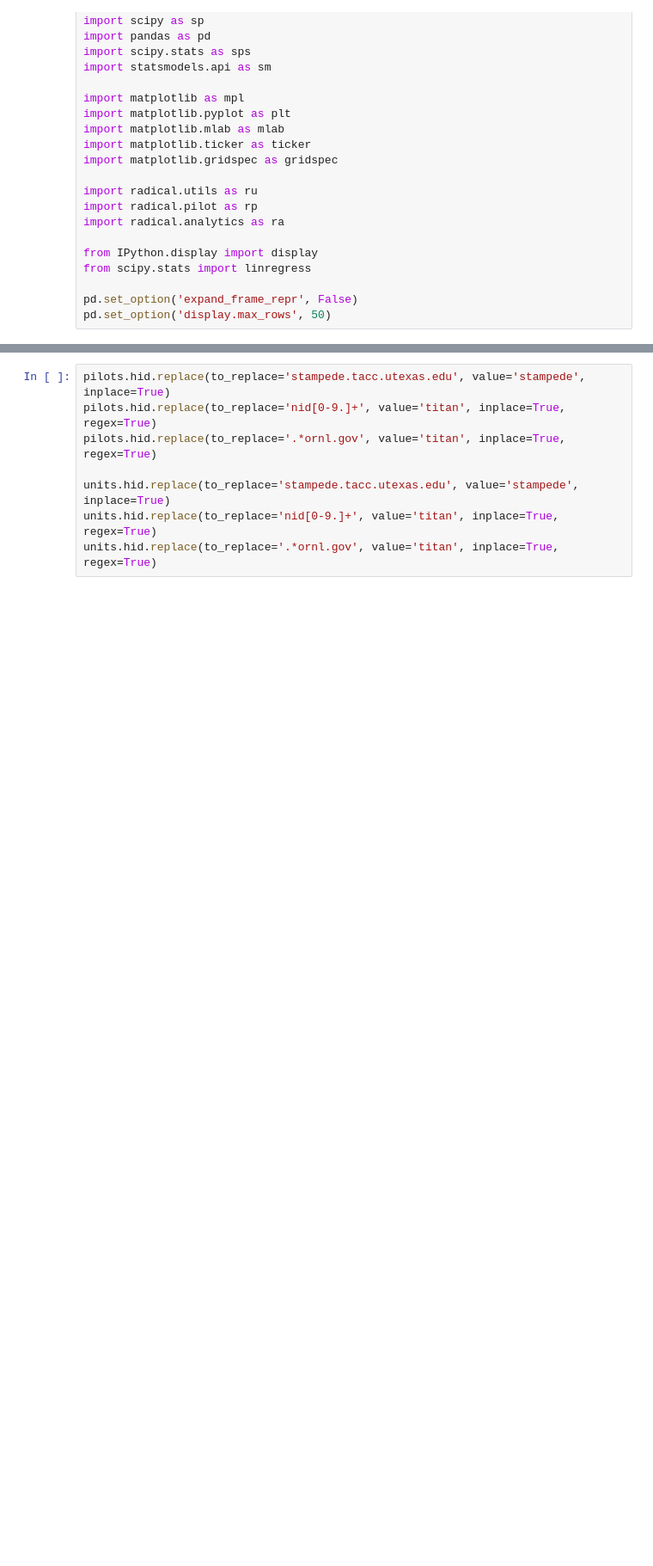
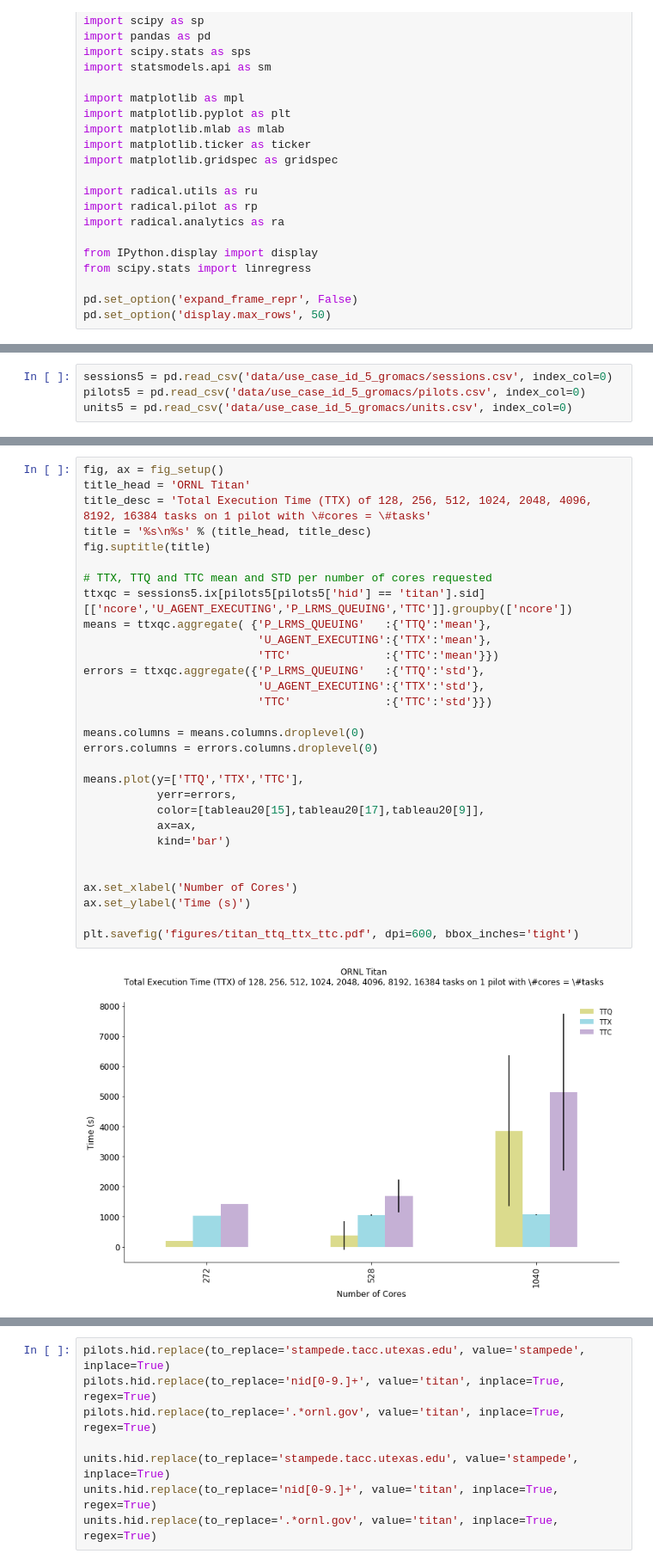
Before and after one commit to radical-experiments/rp-paper, a Jupyter notebook: analysis/rp_paper_experiments.ipynb, the cells around one changed output, grey strips where cells are left out. Shown: that part at 86% size. Drawn from its saved outputs; the diff is of its cells as text; blank space fills up the shorter version.

```diff
--- a/analysis/rp_paper_experiments.ipynb
+++ b/analysis/rp_paper_experiments.ipynb
@@ -90,0 +189,4 @@ def fig_setup():
+# %%
+sessions5 = pd.read_csv('data/use_case_id_5_gromacs/sessions.csv', index_col=0)
+pilots5 = pd.read_csv('data/use_case_id_5_gromacs/pilots.csv', index_col=0)
+units5 = pd.read_csv('data/use_case_id_5_gromacs/units.csv', index_col=0)
@@ -90,0 +214,32 @@ def fig_setup():
+# %%
+fig, ax = fig_setup()
+title_head = 'ORNL Titan'
+title_desc = 'Total Execution Time (TTX) of 128, 256, 512, 1024, 2048, 4096, 8192, 16384 tasks on 1 pilot with \#cores = \#tasks'
+title = '%s\n%s' % (title_head, title_desc)
+fig.suptitle(title)
+
+# TTX, TTQ and TTC mean and STD per number of cores requested
+ttxqc = sessions5.ix[pilots5[pilots5['hid'] == 'titan'].sid][['ncore','U_AGENT_EXECUTING','P_LRMS_QUEUING','TTC']].groupby(['ncore'])
+means = ttxqc.aggregate( {'P_LRMS_QUEUING'   :{'TTQ':'mean'},
+                          'U_AGENT_EXECUTING':{'TTX':'mean'},
+                          'TTC'              :{'TTC':'mean'}})
+errors = ttxqc.aggregate({'P_LRMS_QUEUING'   :{'TTQ':'std'},
+                          'U_AGENT_EXECUTING':{'TTX':'std'},
+                          'TTC'              :{'TTC':'std'}})
+
+means.columns = means.columns.droplevel(0)
+errors.columns = errors.columns.droplevel(0)
+
+means.plot(y=['TTQ','TTX','TTC'],
+           yerr=errors,
+           color=[tableau20[15],tableau20[17],tableau20[9]],
+           ax=ax,
+           kind='bar')
+
+
+ax.set_xlabel('Number of Cores')
+ax.set_ylabel('Time (s)')
+
+plt.savefig('figures/titan_ttq_ttx_ttc.pdf', dpi=600, bbox_inches='tight')
+# %% [output]
+[figure, added]
```
Also changed, not shown: parts of 51 cells of this notebook.
